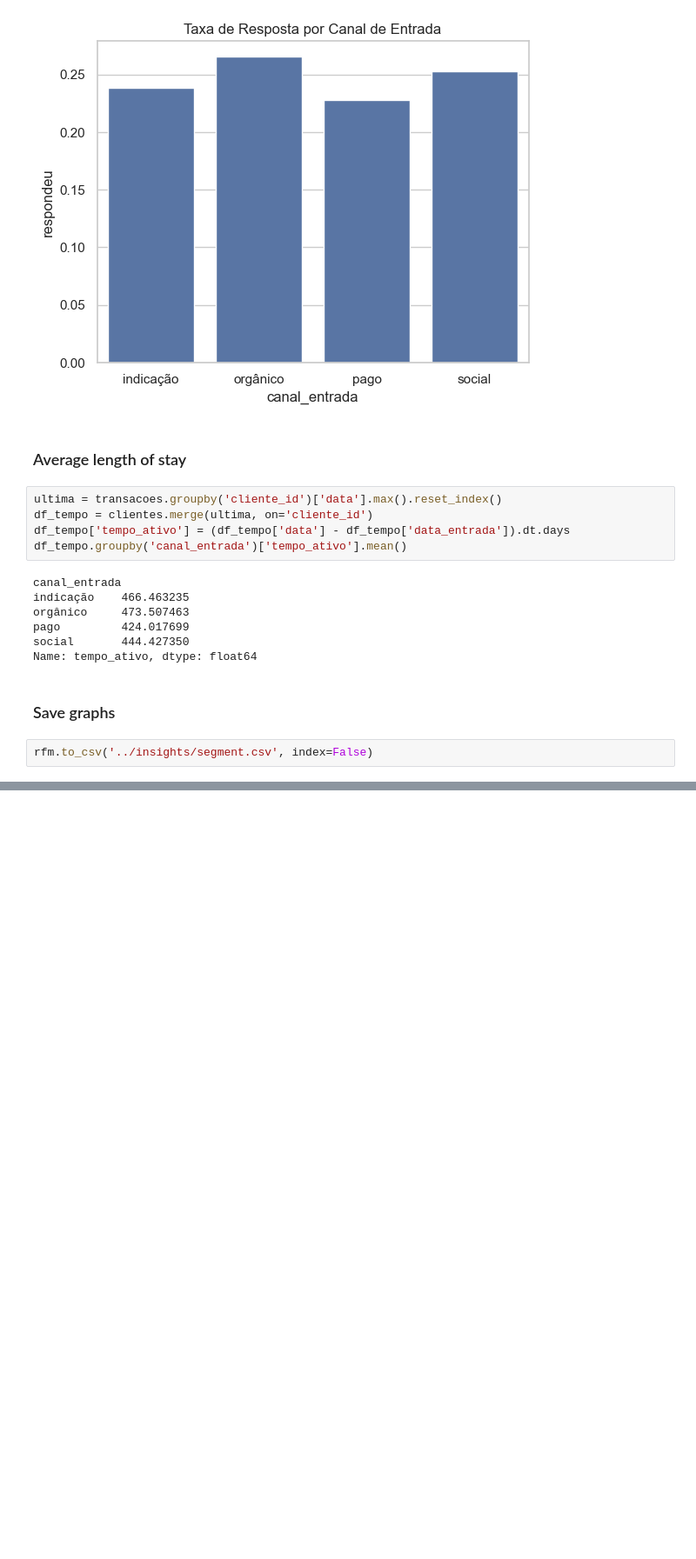
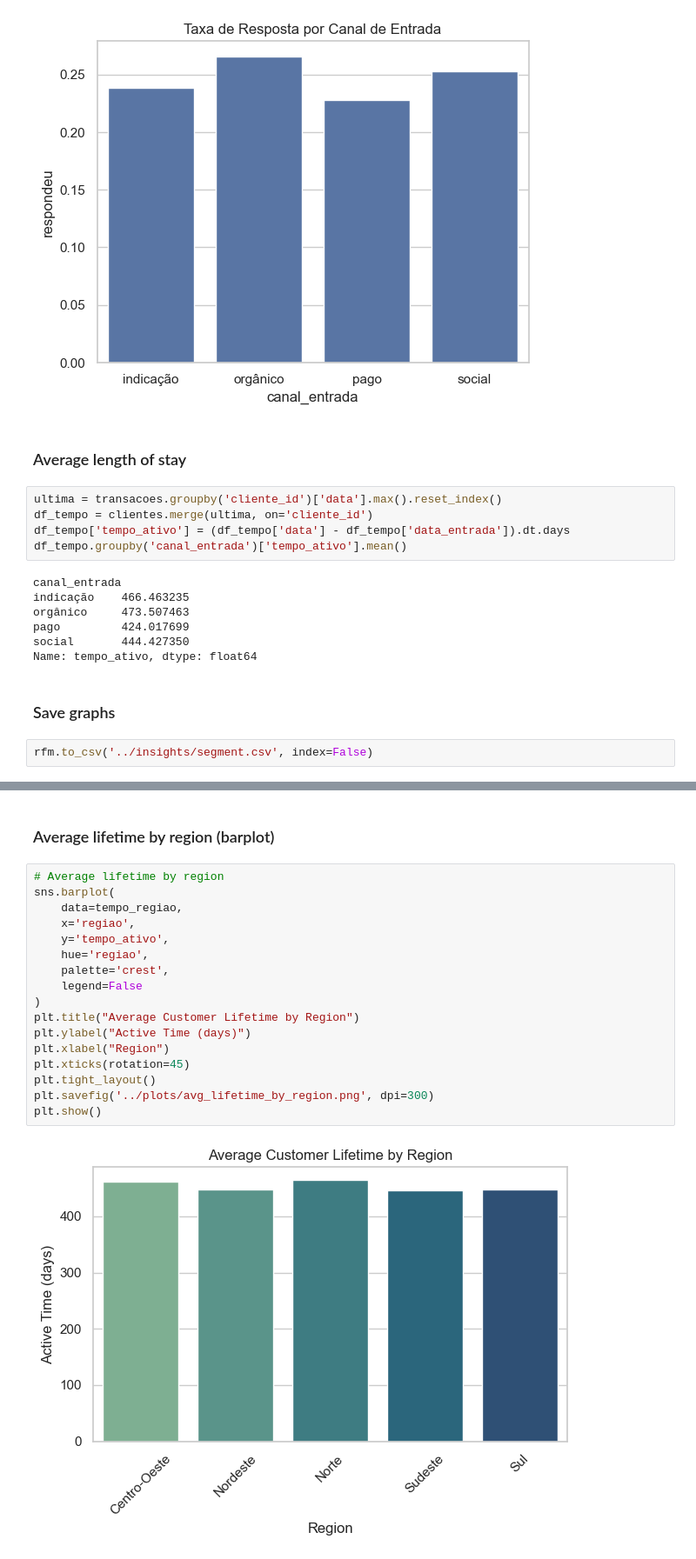
Before and after one commit to DanielBorgesDev/crm-lifecycle-analysis, a Jupyter notebook: notebooks/eda.ipynb, the cells around one changed output, grey strips where cells are left out. Shown: that part at 87% size. Drawn from its saved outputs; the diff is of its cells as text; blank space fills up the shorter version.

```diff
--- a/notebooks/eda.ipynb
+++ b/notebooks/eda.ipynb
@@ -132,0 +154,21 @@ rfm.to_csv('../insights/segment.csv', index=False)
+# %% [markdown]
+### Average lifetime by region (barplot)
+# %%
+# Average lifetime by region
+sns.barplot(
+    data=tempo_regiao,
+    x='regiao',
+    y='tempo_ativo',
+    hue='regiao',
+    palette='crest',
+    legend=False
+)
+plt.title("Average Customer Lifetime by Region")
+plt.ylabel("Active Time (days)")
+plt.xlabel("Region")
+plt.xticks(rotation=45)
+plt.tight_layout()
+plt.savefig('../plots/avg_lifetime_by_region.png', dpi=300)
+plt.show()
+# %% [output]
+[figure, added]
```
Also changed, not shown: parts of 2 cells of this notebook.
